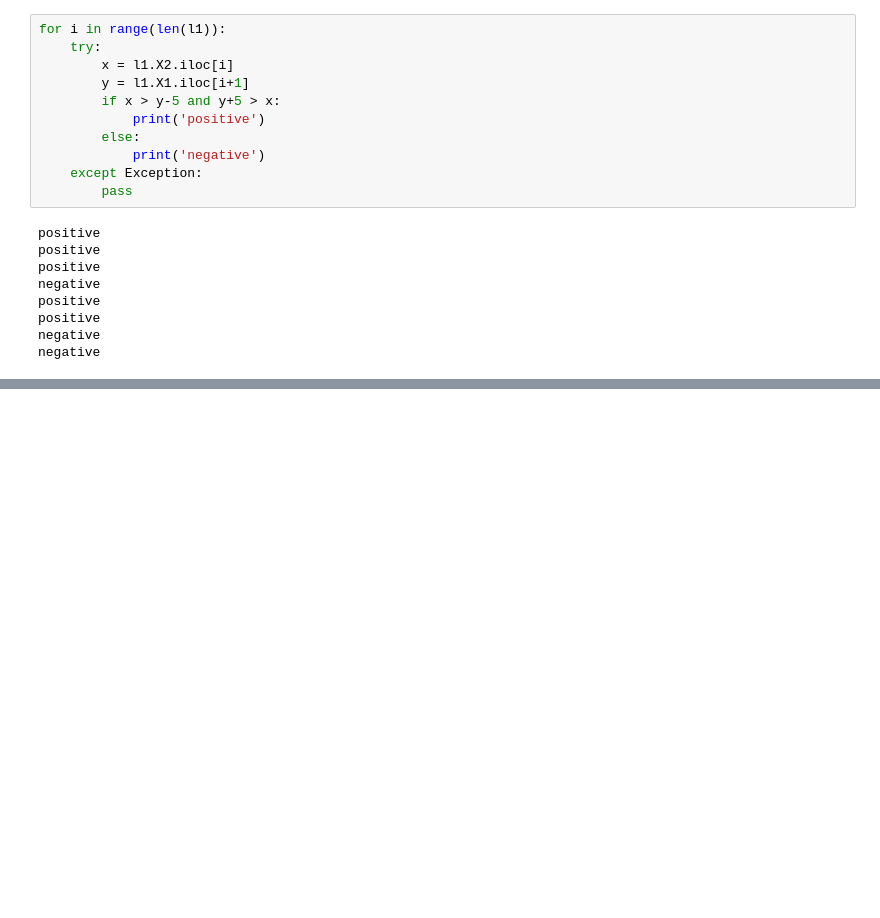
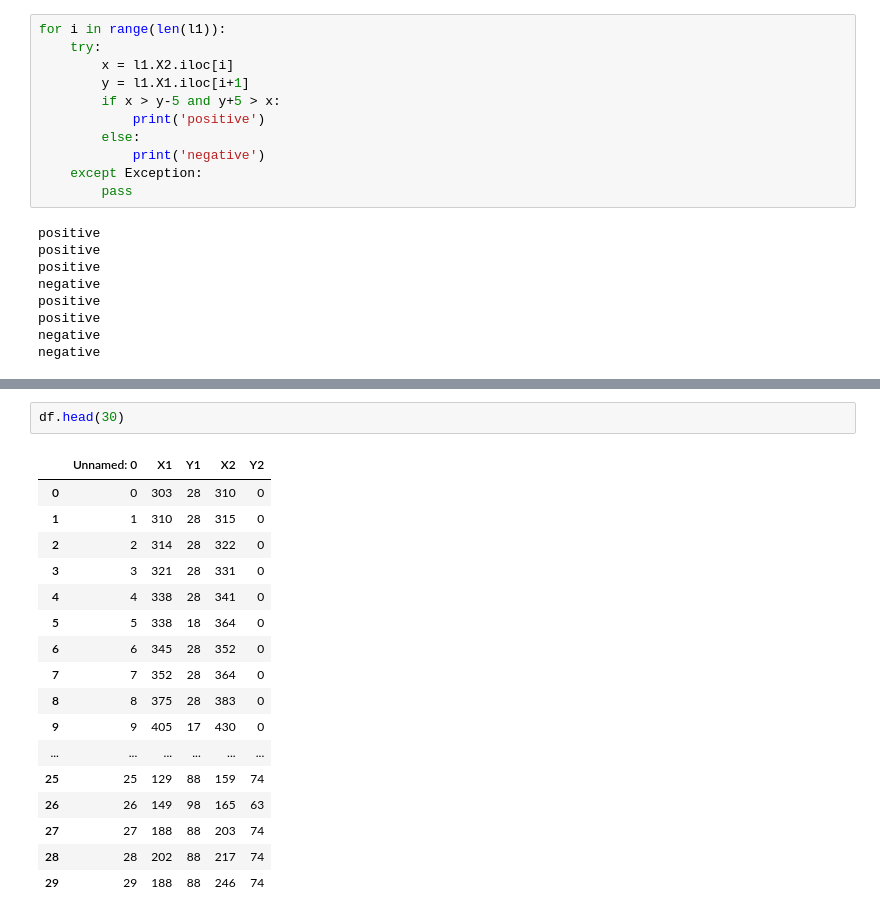
Before and after one commit to Aaris-Kazi/OCR-Enhancement, a Jupyter notebook: ocr_gen2.ipynb, the cells around one changed output, grey strips where cells are left out. Drawn from its saved outputs; the diff is of its cells as text; blank space fills up the shorter version.

```diff
--- a/ocr_gen2.ipynb
+++ b/ocr_gen2.ipynb
@@ -119,0 +161,20 @@ negative
+# %%
+df.head(30)
+# %% [output]
+|  | Unnamed: 0 | X1 | Y1 | X2 | Y2 |
+| 0 | 0 | 303 | 28 | 310 | 0 |
+| 1 | 1 | 310 | 28 | 315 | 0 |
+| 2 | 2 | 314 | 28 | 322 | 0 |
+| 3 | 3 | 321 | 28 | 331 | 0 |
+| 4 | 4 | 338 | 28 | 341 | 0 |
+| 5 | 5 | 338 | 18 | 364 | 0 |
+| 6 | 6 | 345 | 28 | 352 | 0 |
+| 7 | 7 | 352 | 28 | 364 | 0 |
+| 8 | 8 | 375 | 28 | 383 | 0 |
+| 9 | 9 | 405 | 17 | 430 | 0 |
+| ... | ... | ... | ... | ... | ... |
+| 25 | 25 | 129 | 88 | 159 | 74 |
+| 26 | 26 | 149 | 98 | 165 | 63 |
+| 27 | 27 | 188 | 88 | 203 | 74 |
+| 28 | 28 | 202 | 88 | 217 | 74 |
+| 29 | 29 | 188 | 88 | 246 | 74 |
```
Also changed, not shown: parts of 18 cells of this notebook, 2 other files.
